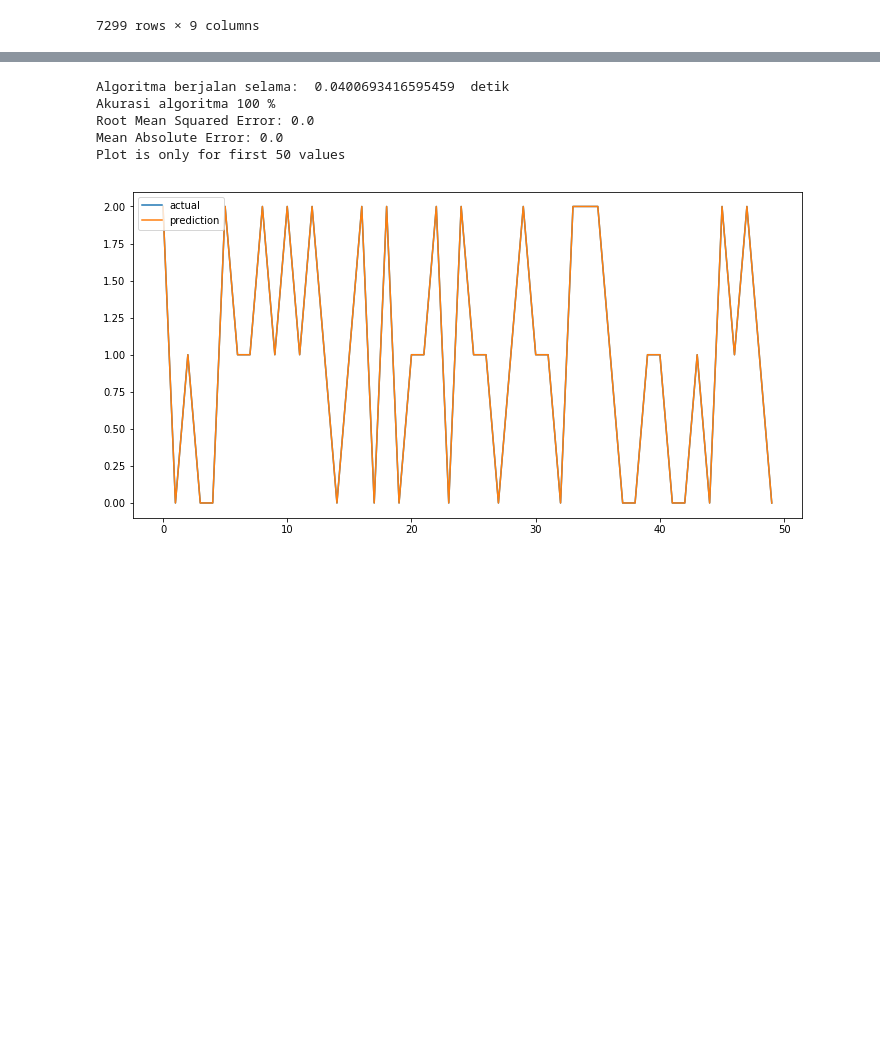
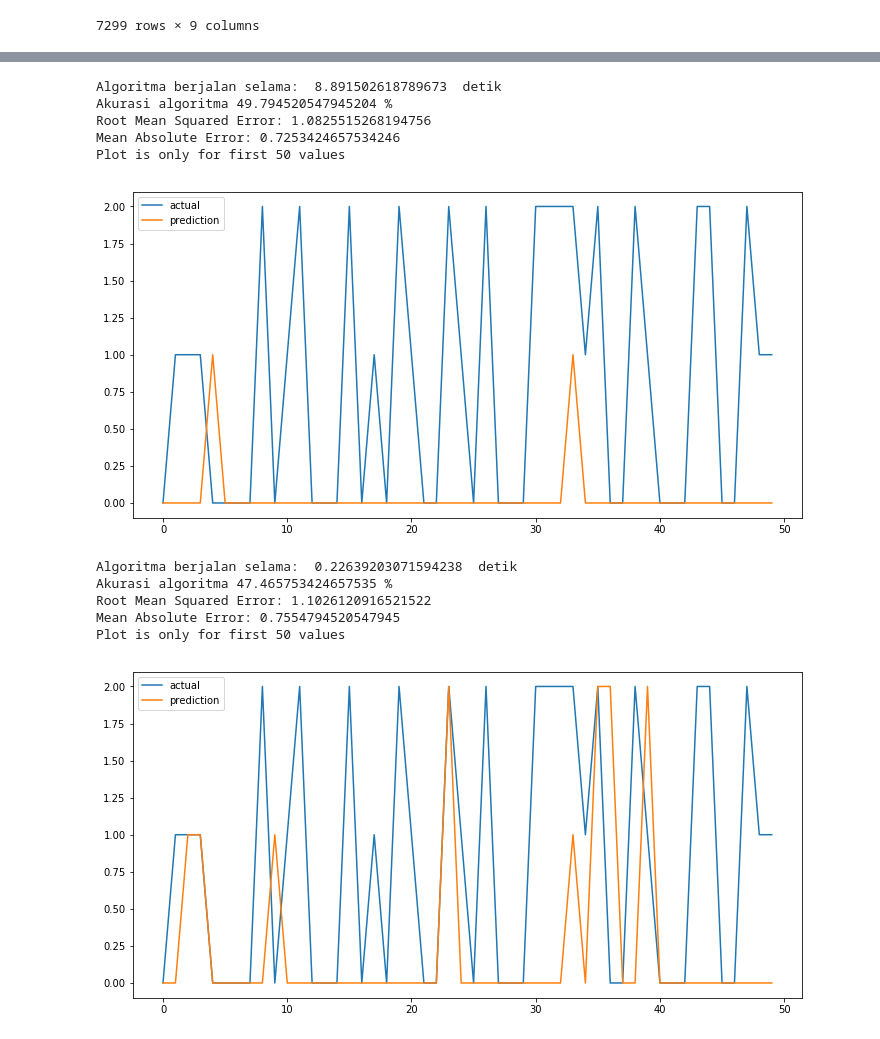
Before and after one commit to sangbijaksana/prediksi-sepakbola, a Jupyter notebook: eksperimen_sementara.ipynb, the cells around one changed output, grey strips where cells are left out. Cells and saved outputs as stored; diff of their text form; code cells hidden in the pictures; blank space fills up the shorter version.

```diff
--- a/eksperimen_sementara.ipynb
+++ b/eksperimen_sementara.ipynb
@@ -125,10 +114,20 @@ Plot is only for first 50 values
 # %%
-from sklearn.linear_model import LogisticRegression
-y_pred = regression(LogisticRegression())
+from sklearn.neural_network import MLPClassifier
+y_pred = regression(MLPClassifier())
 # %% [output]
-Algoritma berjalan selama:  0.0400693416595459  detik
-Akurasi algoritma 100 %
-Root Mean Squared Error: 0.0
-Mean Absolute Error: 0.0
+Algoritma berjalan selama:  8.891502618789673  detik
+Akurasi algoritma 49.794520547945204 %
+Root Mean Squared Error: 1.0825515268194756
+Mean Absolute Error: 0.7253424657534246
 Plot is only for first 50 values
-[figure, old version]
+[figure, new version]
+# %%
+from sklearn.ensemble import RandomForestClassifier
+y_pred = regression(RandomForestClassifier())
+# %% [output]
+Algoritma berjalan selama:  0.22639203071594238  detik
+Akurasi algoritma 47.465753424657535 %
+Root Mean Squared Error: 1.1026120916521522
+Mean Absolute Error: 0.7554794520547945
+Plot is only for first 50 values
+[figure, added]
```
Also changed, not shown: parts of 9 cells of this notebook.
